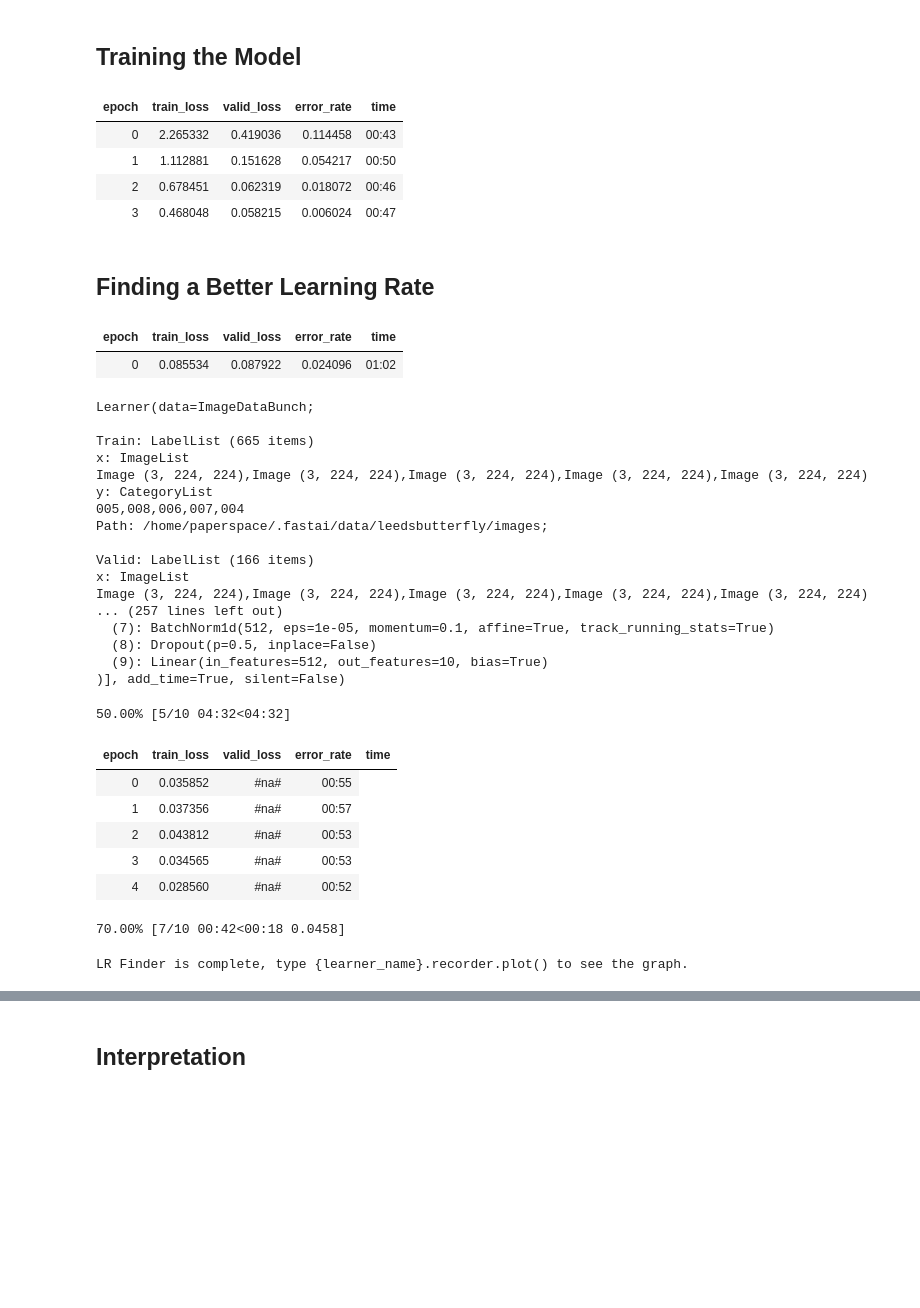
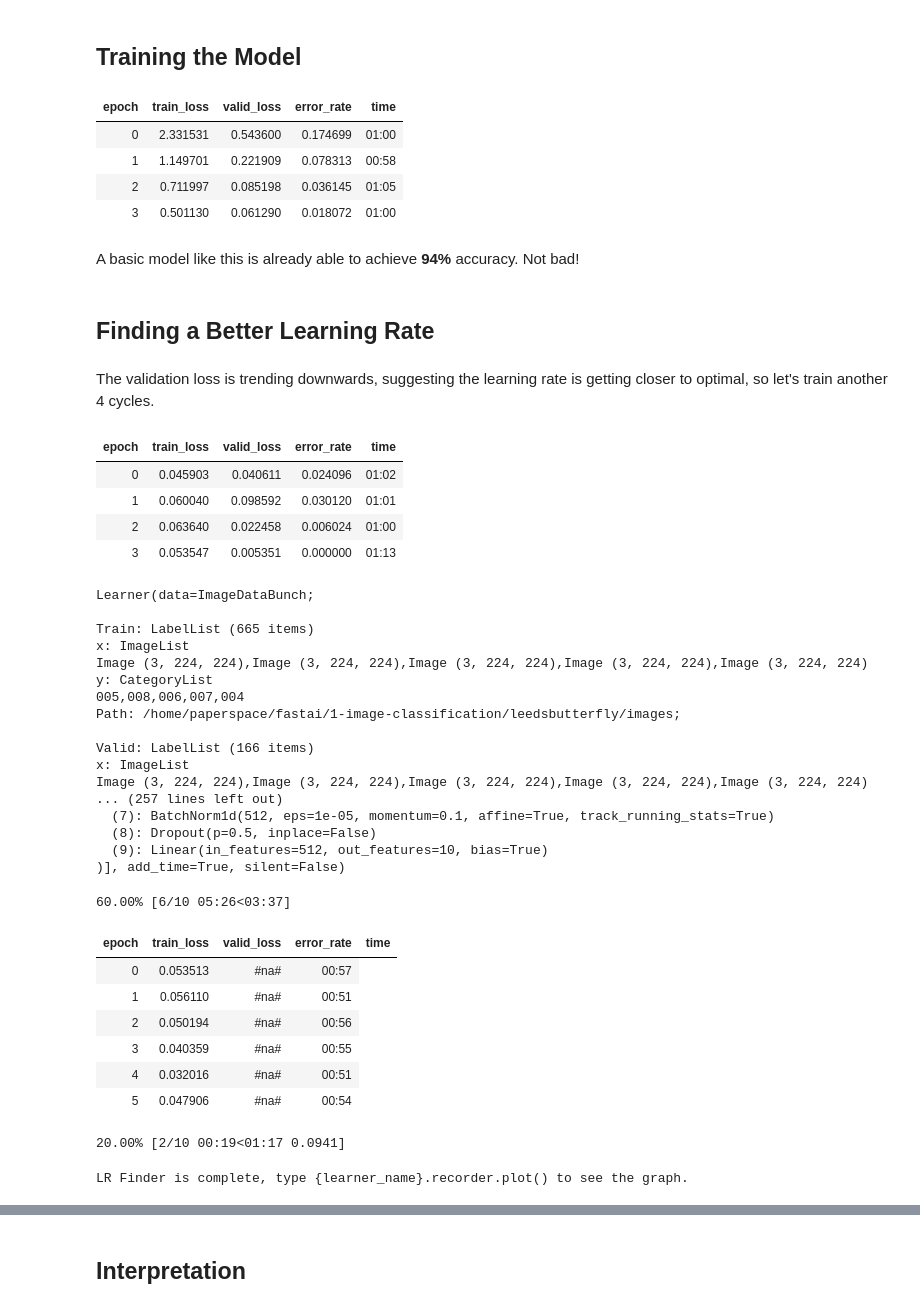
Before and after one commit to ahan98/fastai, a Jupyter notebook: 1-image-classification/butterflies.ipynb, the cells around one changed output, grey strips where cells are left out. Drawn from its saved outputs; the diff is of its cells as text; code cells hidden in the pictures; blank space fills up the shorter version.

```diff
--- a/1-image-classification/butterflies.ipynb
+++ b/1-image-classification/butterflies.ipynb
@@ -8,3 +16,7 @@
 from fastai.vision import *
 # %% [markdown]
 ## Downloading the Data
+# %%
+from os import getcwd
+path = Path(getcwd())
+path
@@ -14,3 +28,0 @@ filename = "leedsbutterfly_dataset_v1.0.zip"
-# %%
-path = datapath4file(Path())
-path
@@ -90,21 +119,28 @@ learn = cnn_learner(data, models.resnet34, metrics=error_rate)
 learn.fit_one_cycle(4)
 # %% [output]
 | epoch | train_loss | valid_loss | error_rate | time |
-| 0 | 2.265332 | 0.419036 | 0.114458 | 00:43 |
-| 1 | 1.112881 | 0.151628 | 0.054217 | 00:50 |
-| 2 | 0.678451 | 0.062319 | 0.018072 | 00:46 |
-| 3 | 0.468048 | 0.058215 | 0.006024 | 00:47 |
+| 0 | 2.331531 | 0.543600 | 0.174699 | 01:00 |
+| 1 | 1.149701 | 0.221909 | 0.078313 | 00:58 |
+| 2 | 0.711997 | 0.085198 | 0.036145 | 01:05 |
+| 3 | 0.501130 | 0.061290 | 0.018072 | 01:00 |
+# %% [markdown]
+A basic model like this is already able to achieve **94%** accuracy. Not bad!
 # %%
 learn.save("stage-1")
 # %% [markdown]
 ## Finding a Better Learning Rate
+# %% [markdown]
+The validation loss is trending downwards, suggesting the learning rate is getting closer to optimal, so let's train another 4 cycles.
 # %%
 learn.unfreeze()
 # %%
-learn.fit_one_cycle(1)
+learn.fit_one_cycle(4)
 # %% [output]
 | epoch | train_loss | valid_loss | error_rate | time |
-| 0 | 0.085534 | 0.087922 | 0.024096 | 01:02 |
+| 0 | 0.045903 | 0.040611 | 0.024096 | 01:02 |
+| 1 | 0.060040 | 0.098592 | 0.030120 | 01:01 |
+| 2 | 0.063640 | 0.022458 | 0.006024 | 01:00 |
+| 3 | 0.053547 | 0.005351 | 0.000000 | 01:13 |
 # %%
 learn.load("stage-1")
 # %% [output]
@@ -115,7 +151,7 @@ x: ImageList
 Image (3, 224, 224),Image (3, 224, 224),Image (3, 224, 224),Image (3, 224, 224),Image (3, 224, 224)
 y: CategoryList
 005,008,006,007,004
-Path: /home/paperspace/.fastai/data/leedsbutterfly/images;
+Path: /home/paperspace/fastai/1-image-classification/leedsbutterfly/images;
 
 Valid: LabelList (166 items)
 x: ImageList
@@ -128,14 +164,15 @@ Image (3, 224, 224),Image (3, 224, 224),Image (3, 224, 224),Image (3, 224, 224),
 # %%
 learn.lr_find()
 # %% [output]
-50.00% [5/10 04:32<04:32]
+60.00% [6/10 05:26<03:37]
 | epoch | train_loss | valid_loss | error_rate | time |
-| 0 | 0.035852 | #na# | 00:55 |
-| 1 | 0.037356 | #na# | 00:57 |
-| 2 | 0.043812 | #na# | 00:53 |
-| 3 | 0.034565 | #na# | 00:53 |
-| 4 | 0.028560 | #na# | 00:52 |
+| 0 | 0.053513 | #na# | 00:57 |
+| 1 | 0.056110 | #na# | 00:51 |
+| 2 | 0.050194 | #na# | 00:56 |
+| 3 | 0.040359 | #na# | 00:55 |
+| 4 | 0.032016 | #na# | 00:51 |
+| 5 | 0.047906 | #na# | 00:54 |
-70.00% [7/10 00:42<00:18 0.0458]
+20.00% [2/10 00:19<01:17 0.0941]
 LR Finder is complete, type {learner_name}.recorder.plot() to see the graph.
 # %%
 learn.recorder.plot()
```
Also changed, not shown: parts of 37 cells of this notebook, 3 other files.
